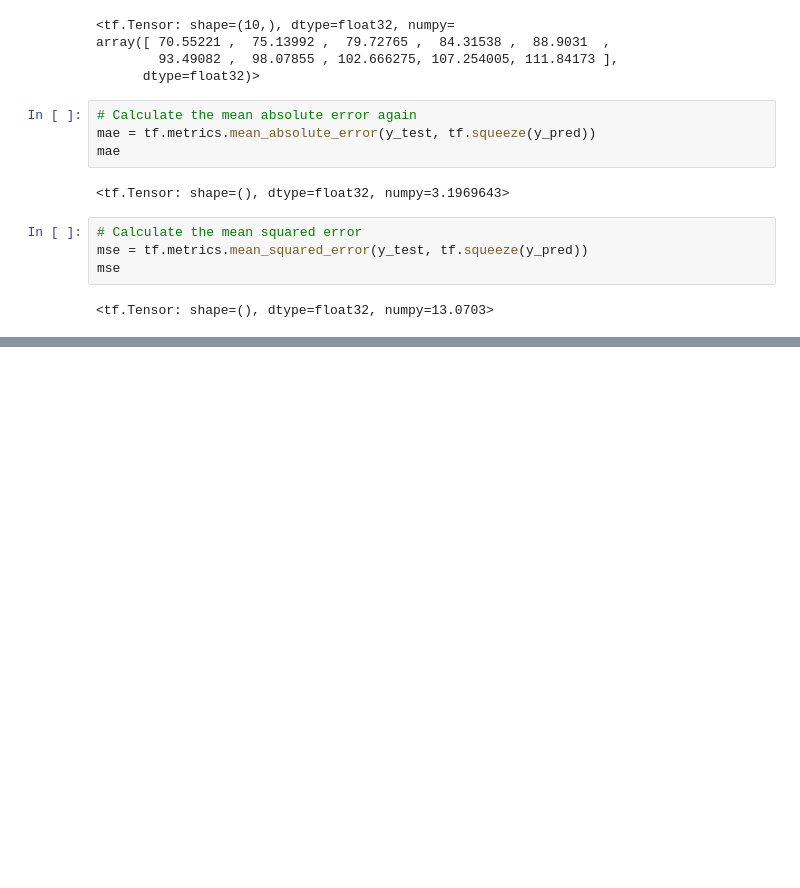
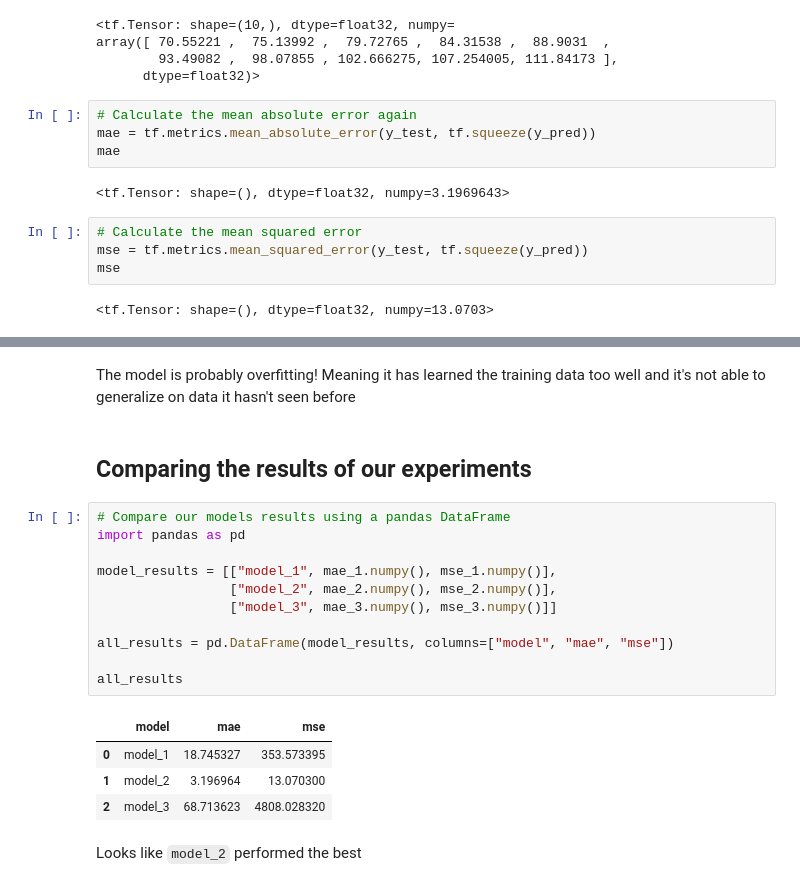
Before and after one commit to lpianta/tfcert, a Jupyter notebook: Regression/02_regression.ipynb, the cells around one changed output, grey strips where cells are left out. Cells and saved outputs as stored; diff of their text form; blank space fills up the shorter version.

```diff
--- a/Regression/02_regression.ipynb
+++ b/Regression/02_regression.ipynb
@@ -428,0 +603,22 @@ mse
+# %% [markdown]
+The model is probably overfitting! Meaning it has learned the training data too well and it's not able to generalize on data it hasn't seen before
+# %% [markdown]
+## Comparing the results of our experiments
+# %%
+# Compare our models results using a pandas DataFrame
+import pandas as pd
+
+model_results = [["model_1", mae_1.numpy(), mse_1.numpy()],
+                 ["model_2", mae_2.numpy(), mse_2.numpy()],
+                 ["model_3", mae_3.numpy(), mse_3.numpy()]]
+
+all_results = pd.DataFrame(model_results, columns=["model", "mae", "mse"])
+
+all_results
+# %% [output]
+|  | model | mae | mse |
+| 0 | model_1 | 18.745327 | 353.573395 |
+| 1 | model_2 | 3.196964 | 13.070300 |
+| 2 | model_3 | 68.713623 | 4808.028320 |
+# %% [markdown]
+Looks like `model_2` performed the best
```
Also changed, not shown: parts of 21 cells of this notebook.
